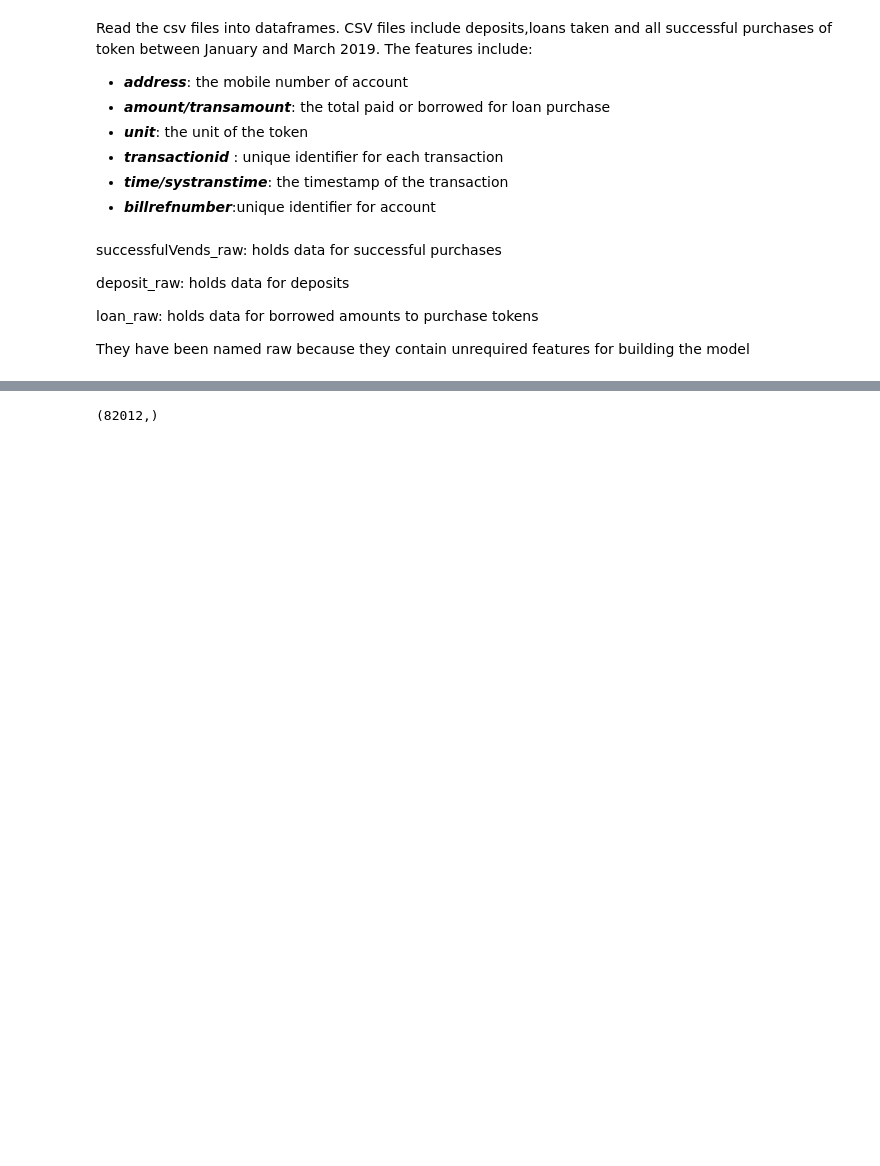
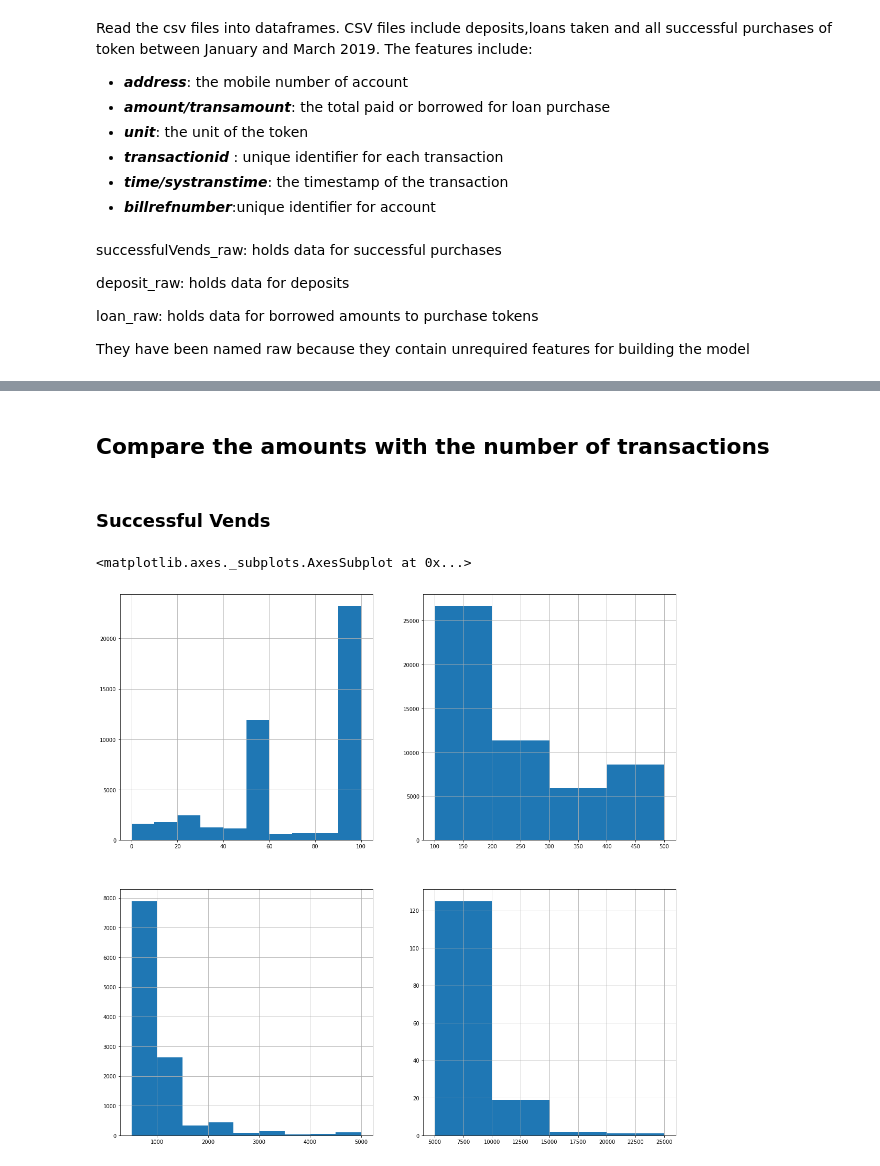
Before and after one commit to sylvia31096/Anomaly-Detection, a Jupyter notebook: Customer Behaviour.ipynb, the cells around one changed output, grey strips where cells are left out. Saved outputs shown, nothing was run; the diff lists cells and outputs as text; code cells hidden in the pictures; blank space fills up the shorter version.

Commit message:
Compare amounts

```diff
--- a/Customer Behaviour.ipynb
+++ b/Customer Behaviour.ipynb
@@ -49,4 +35,0 @@ successfulVends_raw[successfulVends_raw.address!='notfound'].address.unique().sh
-# %%
-successfulVends_raw.address.shape
-# %% [output]
-(82012,)
@@ -52,0 +38,19 @@ successfulVends_raw.address.shape
+# %% [markdown]
+## Compare the amounts with the number of transactions
+# %% [markdown]
+### Successful Vends
+# %%
+bins1 = np.array([0,10,20,30,40,50,60,70,80,90,100])
+bins2 = np.array([100,200,300,400,500])
+bins3 = np.array([500,1000,1500,2000,2500,3000,3500,4000,4500,5000])
+bins4 = np.array([5000,10000,15000,20000,25000])
+# %%
+plt.rcParams['figure.figsize']=[19,19]
+fig,axes = plt.subplots(nrows=2,ncols=2)
+successfulVends_raw.amount.hist(bins=bins1,ax=axes[0,0])
+successfulVends_raw.amount.hist(bins=bins2,ax=axes[0,1])
+successfulVends_raw.amount.hist(bins=bins3,ax=axes[1,0])
+successfulVends_raw.amount.hist(bins=bins4,ax=axes[1,1])
+# %% [output]
+<matplotlib.axes._subplots.AxesSubplot at 0x...>
+[figure, added]
```
Also changed, not shown: parts of 7 cells of this notebook.
